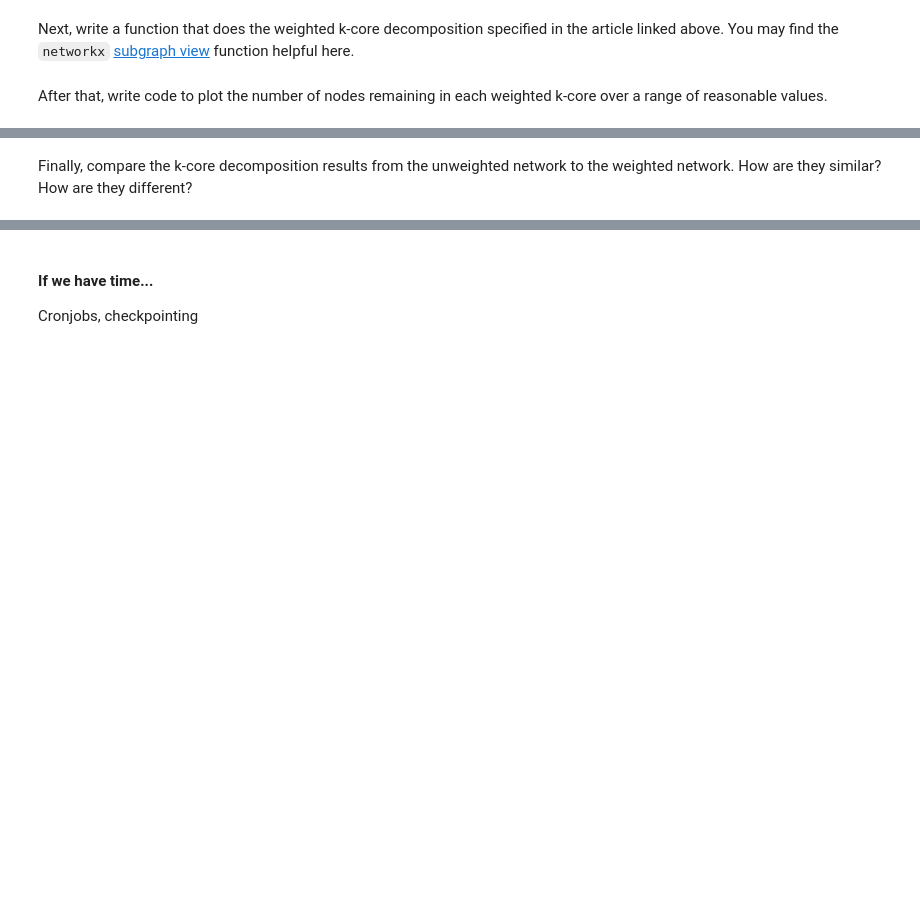
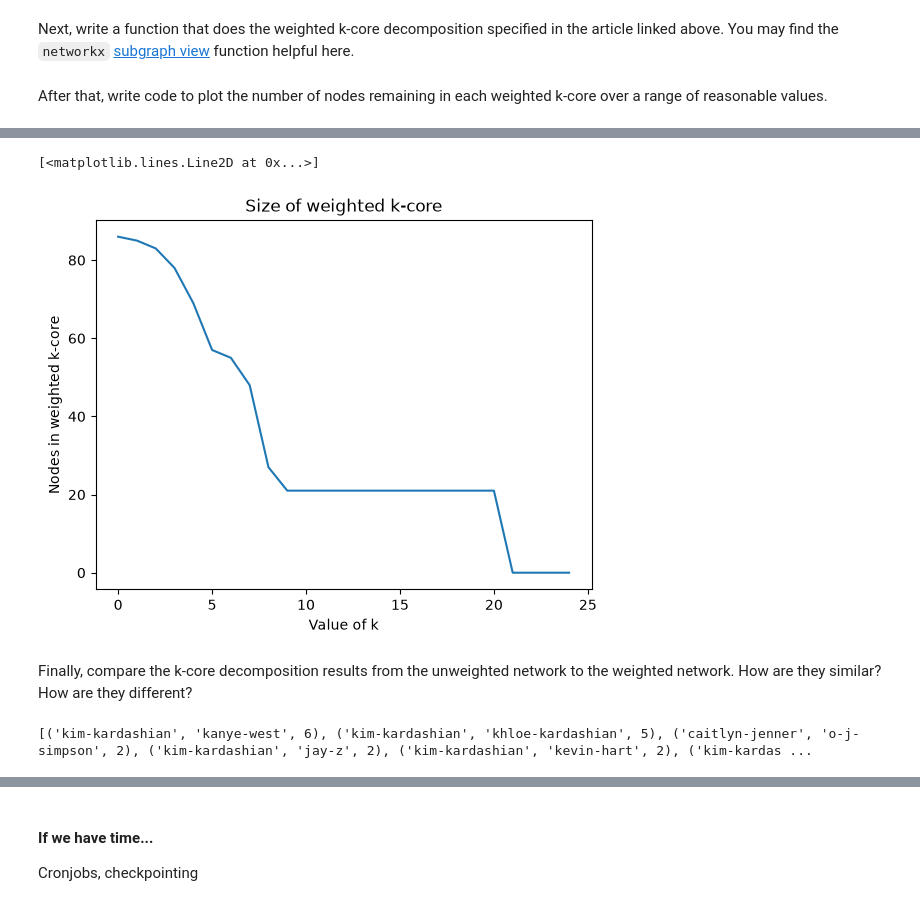
Before and after one commit to 14arjunk/CNET5051, a Jupyter notebook: class_06_scraping2_my_work.ipynb, the cells around one changed output, grey strips where cells are left out. Cells and saved outputs as stored; diff of their text form; code cells hidden in the pictures; blank space fills up the shorter version.

```diff
--- a/class_06_scraping2_my_work.ipynb
+++ b/class_06_scraping2_my_work.ipynb
@@ -432,6 +500,30 @@ plt.plot([k for k in range(0, 100)], network_sizes)
+# %%
+# Your Turn!
+%matplotlib inline
+import matplotlib.pyplot as plt
+
+network_sizes = []
+for k in range(0, 25): # TODO: change upper limit as needed
+    weighted_kcore = weighted_kcore_decomposition(unweighted_g, k)
+    network_size = len(weighted_kcore)
+    network_sizes.append(network_size)
+
+plt.title('Size of weighted k-core')
+plt.xlabel('Value of k')
+plt.ylabel('Nodes in weighted k-core')
+plt.plot([k for k in range(0, 25)], network_sizes)
+# %% [output]
+[<matplotlib.lines.Line2D at 0x...>]
+[figure, added]
 # %% [markdown]
 Finally, compare the k-core decomposition results from the unweighted network to the weighted network. How are they similar? How are they different?
 # %%
 # Your Turn!
+# Create a list of edges sorted by their weights in descending order.
+edge_list = sorted(((a, b, d['weight']) for a, b, d in unweighted_g.edges(data=True)),
+                   key=lambda e: e[2], reverse=True)
+print(edge_list[0:10])
+# %% [output]
+[('kim-kardashian', 'kanye-west', 6), ('kim-kardashian', 'khloe-kardashian', 5), ('caitlyn-jenner', 'o-j-simpson', 2), ('kim-kardashian', 'jay-z', 2), ('kim-kardashian', 'kevin-hart', 2), ('kim-kardas ...
 # %%
 ##
```
Also changed, not shown: parts of 12 cells of this notebook, 4 other files.
